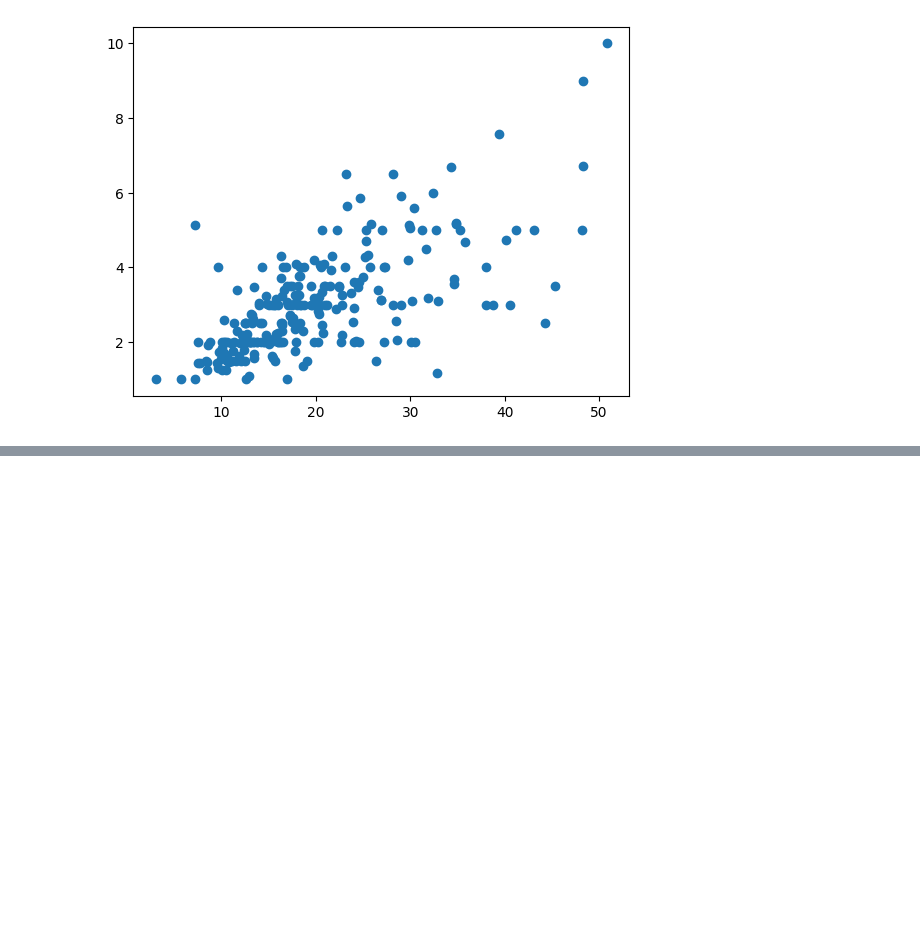
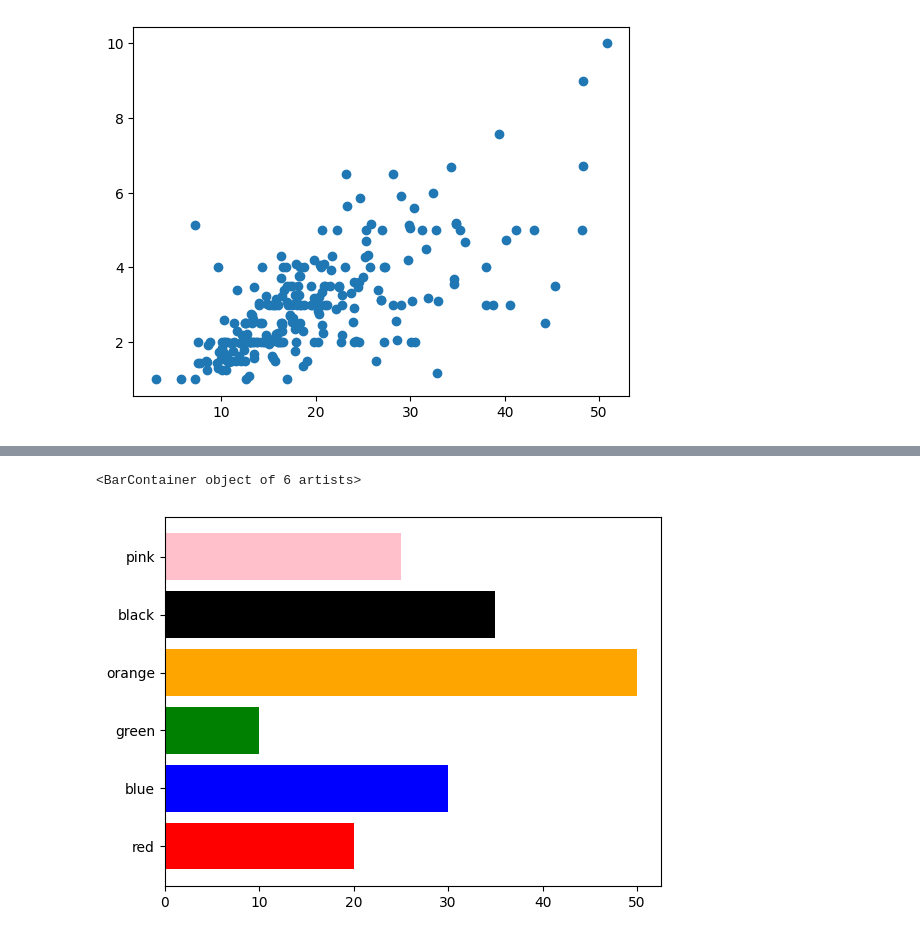
Before and after one commit to BilalWazir033/Ai-Lab, a Jupyter notebook: Ai Course by CampusX/Matplotlib/matplotlib.ipynb, the cells around one changed output, grey strips where cells are left out. Drawn from its saved outputs; the diff is of its cells as text; code cells hidden in the pictures; blank space fills up the shorter version.

```diff
--- a/Ai Course by CampusX/Matplotlib/matplotlib.ipynb
+++ b/Ai Course by CampusX/Matplotlib/matplotlib.ipynb
@@ -257,0 +283,7 @@ plt.plot(tips['total_bill'],tips['tip'],'o')# o is nessary
+# %%
+children=[20,30,10,50,35,25]
+colors=['red','blue','green','orange','black','pink']
+plt.barh(colors,children,color=colors)
+# %% [output]
+<BarContainer object of 6 artists>
+[figure, added]
```
Also changed, not shown: parts of 15 cells of this notebook.
